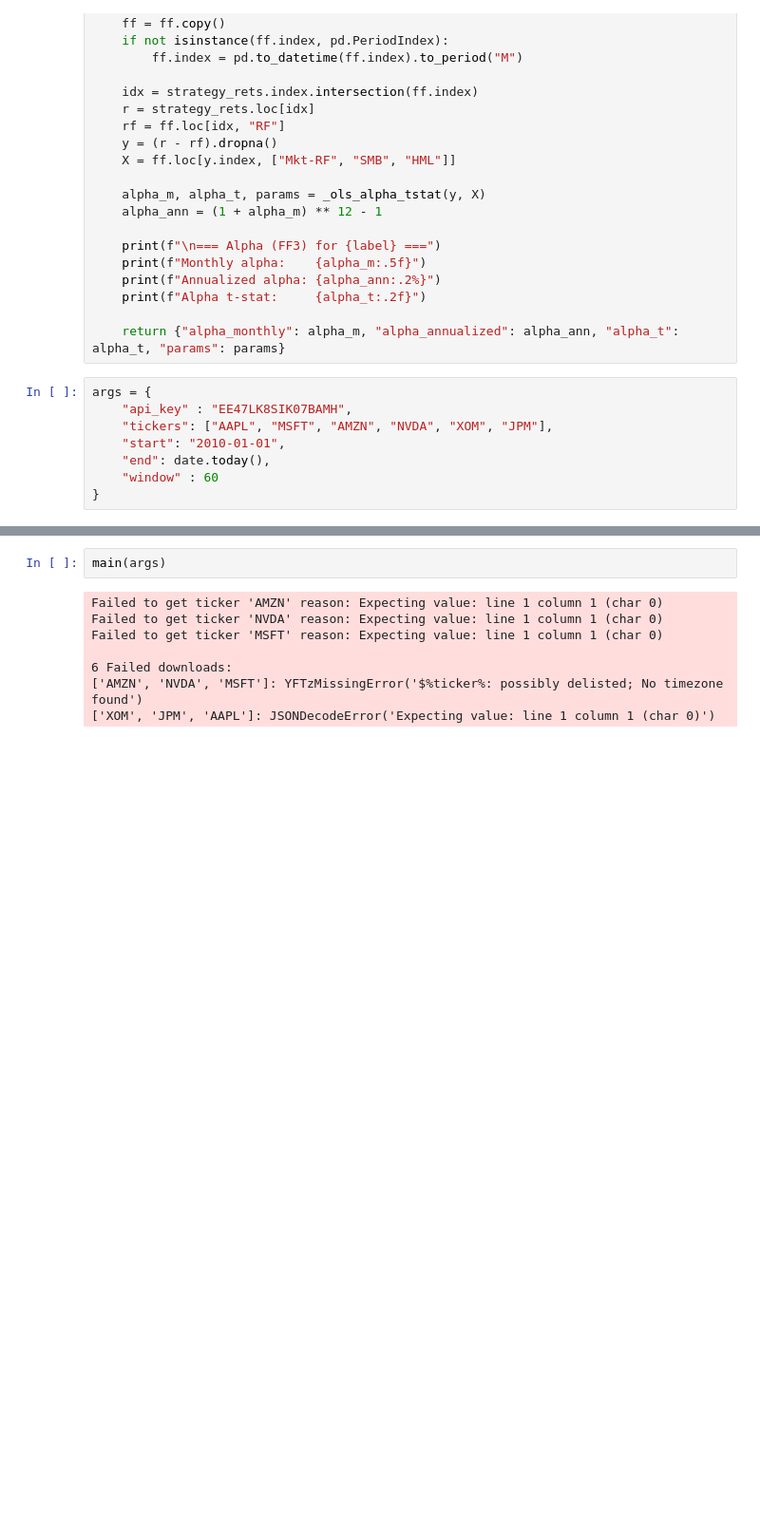
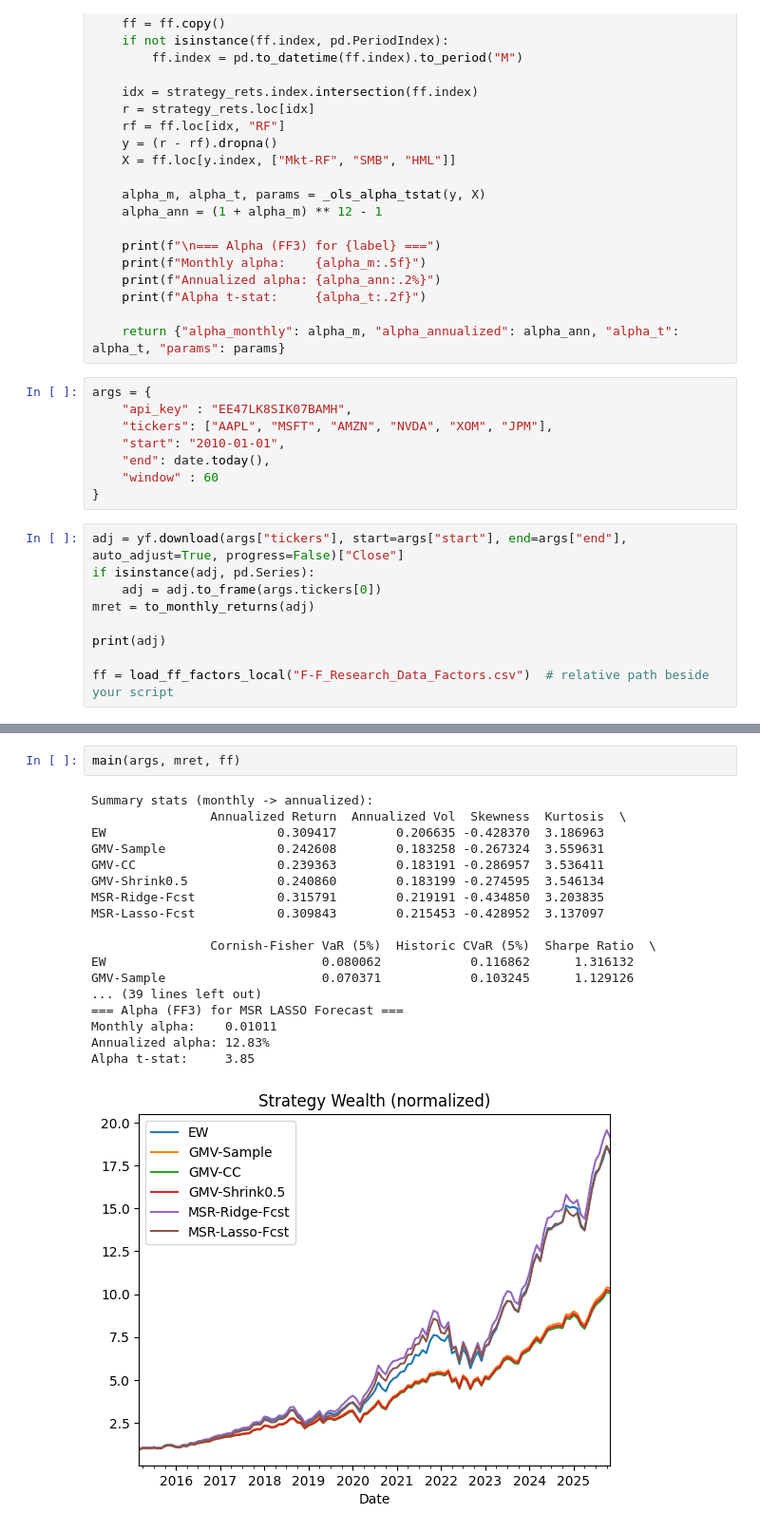
Before and after one commit to weiyuanoh/First-Workshop, a Jupyter notebook: portfolio with forecasting.ipynb, the cells around one changed output, grey strips where cells are left out. Shown at 95% size. Drawn from its saved outputs; the diff is of its cells as text; blank space fills up the shorter version.

```diff
--- a/portfolio with forecasting.ipynb
+++ b/portfolio with forecasting.ipynb
@@ -225,3 +227,12 @@ args = {
     "end": date.today(),
     "window" : 60
 }
+# %%
+adj = yf.download(args["tickers"], start=args["start"], end=args["end"], auto_adjust=True, progress=False)["Close"]
+if isinstance(adj, pd.Series):
+    adj = adj.to_frame(args.tickers[0])
+mret = to_monthly_returns(adj)
+
+print(adj)
+
+ff = load_ff_factors_local("F-F_Research_Data_Factors.csv")  # relative path beside your script
@@ -287,10 +306,21 @@ def main(args):
 # %%
-main(args)
+main(args, mret, ff)
 # %% [output]
-Failed to get ticker 'AMZN' reason: Expecting value: line 1 column 1 (char 0)
-Failed to get ticker 'NVDA' reason: Expecting value: line 1 column 1 (char 0)
-Failed to get ticker 'MSFT' reason: Expecting value: line 1 column 1 (char 0)
+Summary stats (monthly -> annualized):
+                Annualized Return  Annualized Vol  Skewness  Kurtosis  \
+EW                       0.309417        0.206635 -0.428370  3.186963
+GMV-Sample               0.242608        0.183258 -0.267324  3.559631
+GMV-CC                   0.239363        0.183191 -0.286957  3.536411
+GMV-Shrink0.5            0.240860        0.183199 -0.274595  3.546134
+MSR-Ridge-Fcst           0.315791        0.219191 -0.434850  3.203835
+MSR-Lasso-Fcst           0.309843        0.215453 -0.428952  3.137097
 
-6 Failed downloads:
-['AMZN', 'NVDA', 'MSFT']: YFTzMissingError('$%ticker%: possibly delisted; No timezone found')
-['XOM', 'JPM', 'AAPL']: JSONDecodeError('Expecting value: line 1 column 1 (char 0)')
+                Cornish-Fisher VaR (5%)  Historic CVaR (5%)  Sharpe Ratio  \
+EW                             0.080062            0.116862      1.316132
+GMV-Sample                     0.070371            0.103245      1.129126
+... (39 lines left out)
+=== Alpha (FF3) for MSR LASSO Forecast ===
+Monthly alpha:    0.01011
+Annualized alpha: 12.83%
+Alpha t-stat:     3.85
+[figure, added]
```
Also changed, not shown: parts of 6 cells of this notebook, 1 other file.
